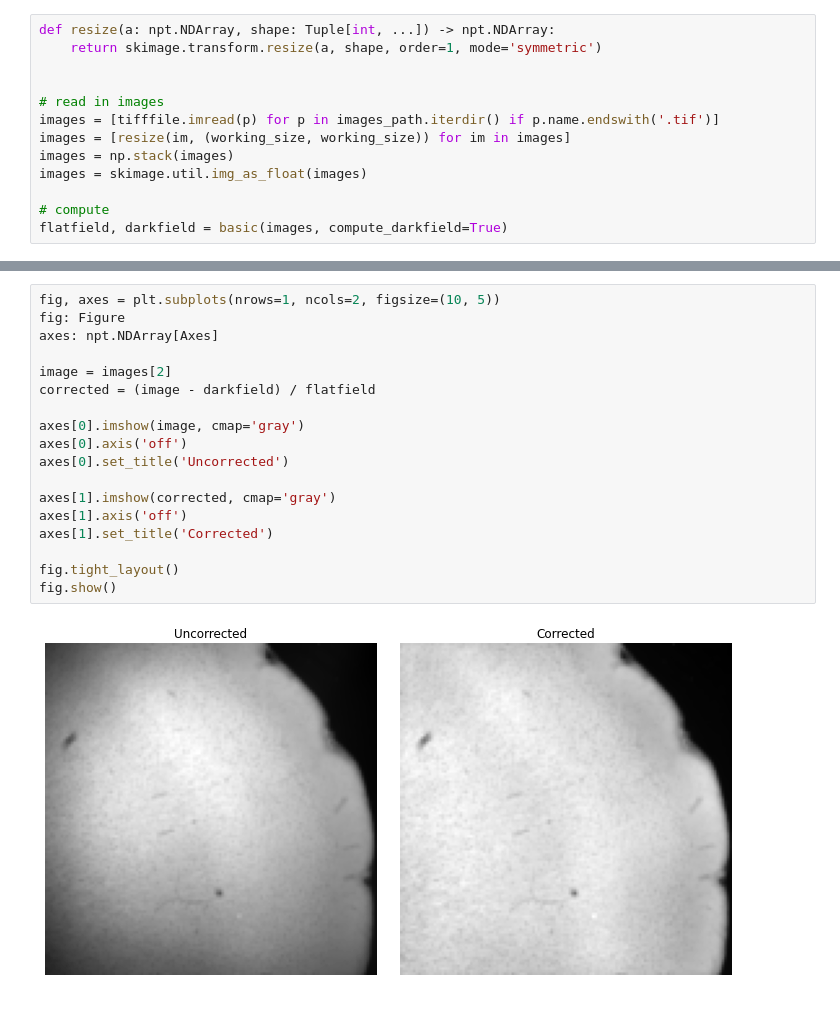
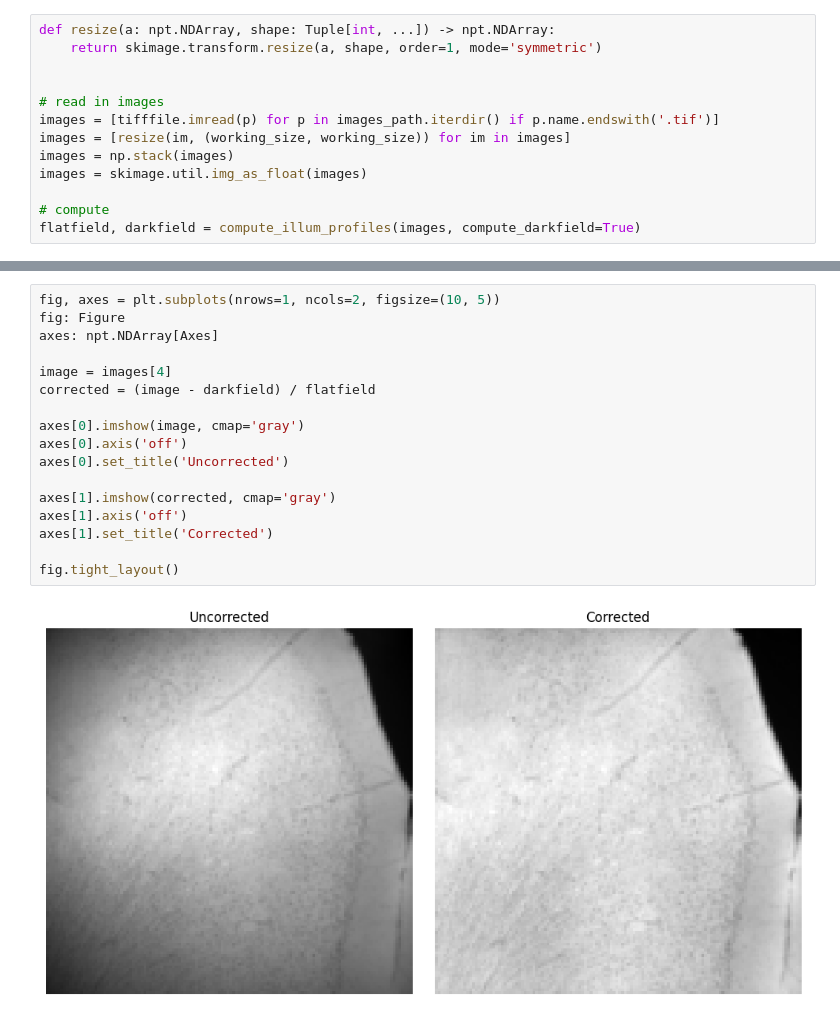
Before and after one commit to biomicrodev/pybasic, a Jupyter notebook: examples/wsi_brain.ipynb, the cells around one changed output, grey strips where cells are left out. Drawn from its saved outputs; the diff is of its cells as text.

```diff
--- a/examples/wsi_brain.ipynb
+++ b/examples/wsi_brain.ipynb
@@ -23,7 +23,7 @@ images = np.stack(images)
 images = skimage.util.img_as_float(images)
 
 # compute
-flatfield, darkfield = basic(images, compute_darkfield=True)
+flatfield, darkfield = compute_illum_profiles(images, compute_darkfield=True)
 # %%
 from matplotlib import pyplot as plt
 from matplotlib.axes import Axes
@@ -48,20 +47,19 @@ fig.show()
 # %%
 fig, axes = plt.subplots(nrows=1, ncols=2, figsize=(10, 5))
 fig: Figure
 axes: npt.NDArray[Axes]
 
-image = images[2]
+image = images[4]
 corrected = (image - darkfield) / flatfield
 
 axes[0].imshow(image, cmap='gray')
 axes[0].axis('off')
 axes[0].set_title('Uncorrected')
 
 axes[1].imshow(corrected, cmap='gray')
 axes[1].axis('off')
 axes[1].set_title('Corrected')
 
 fig.tight_layout()
-fig.show()
 # %% [output]
-[figure, old version]
+[figure, new version]
```
Also changed, not shown: parts of 2 cells of this notebook, 11 other files.
